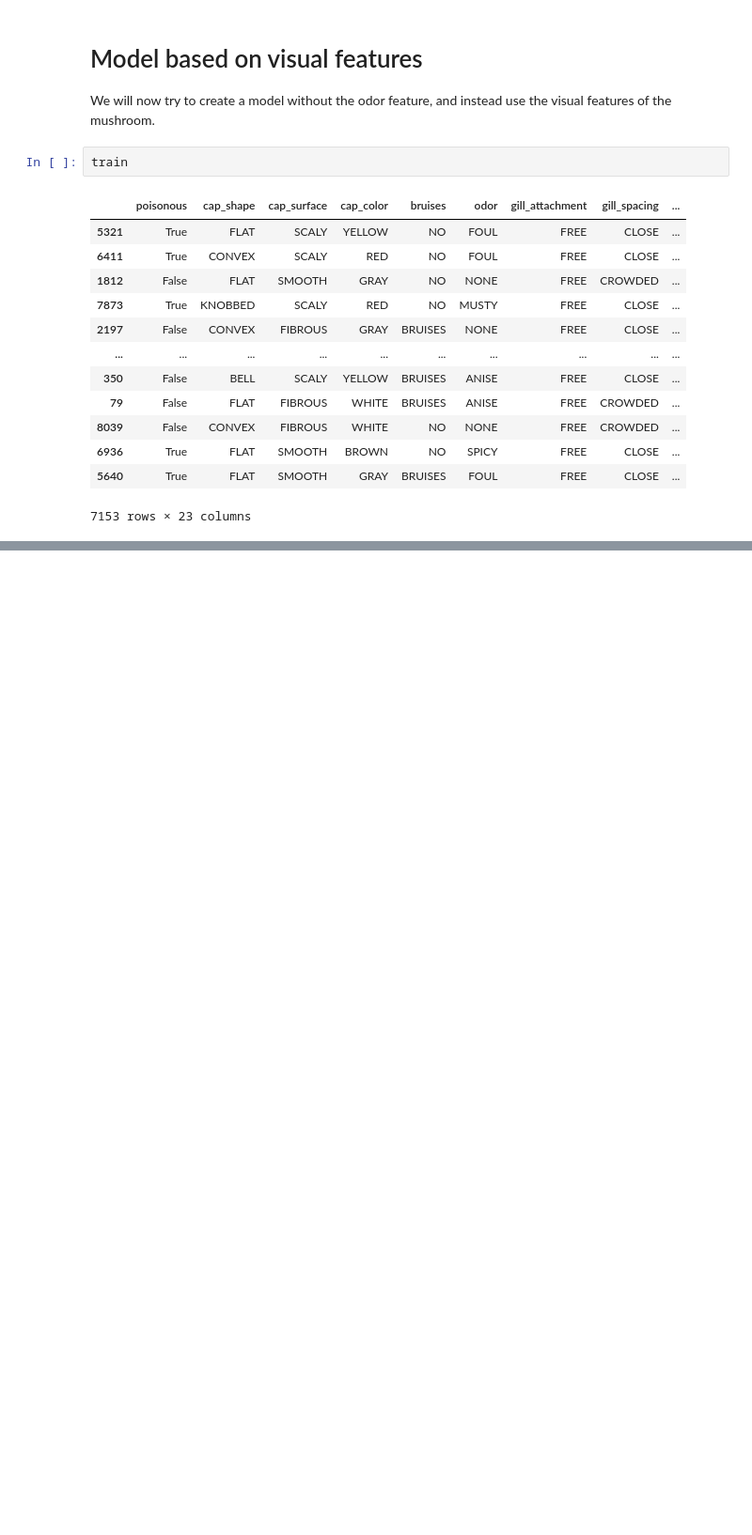
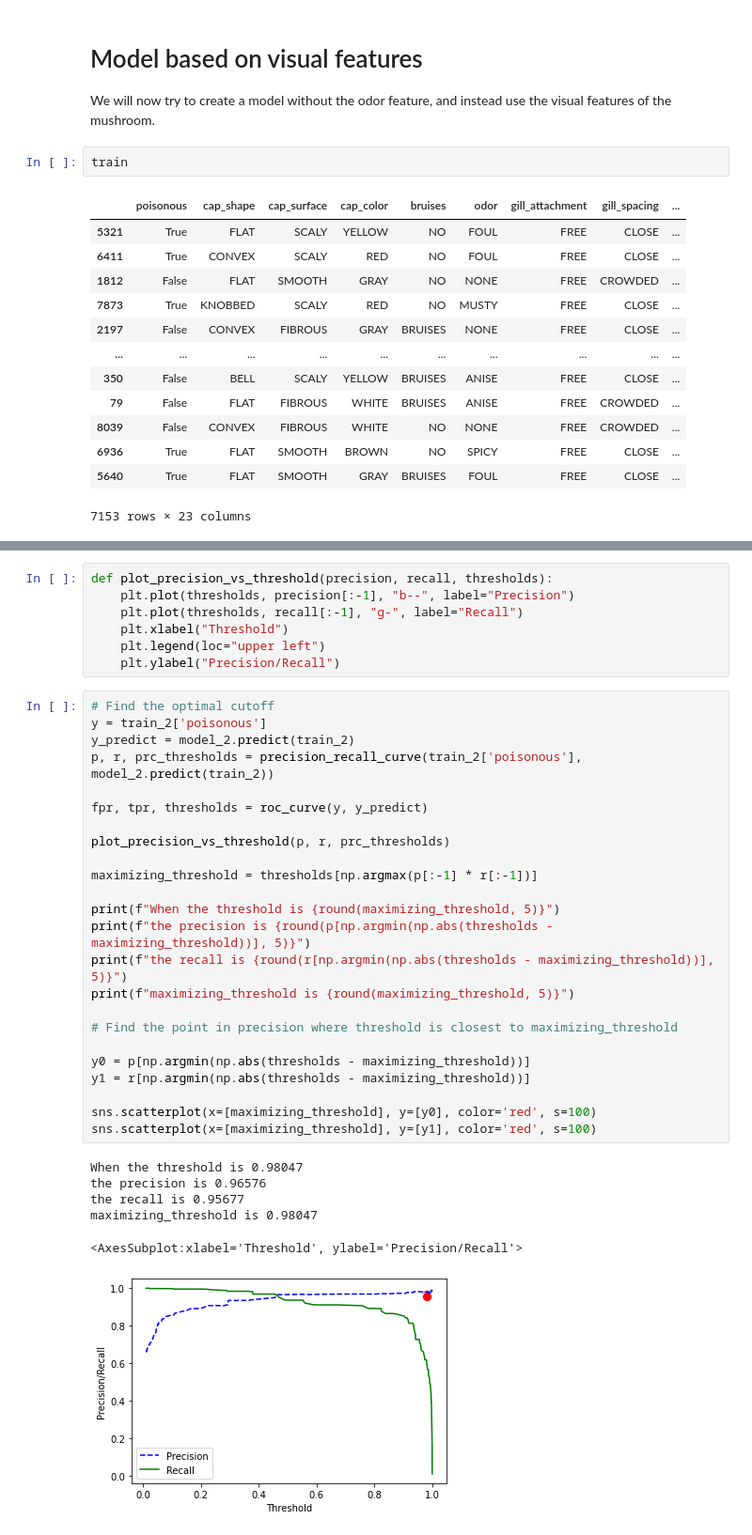
Before and after one commit to jprette/STAT303-2-Final_Project, a Jupyter notebook: Project Code/DataExploration/initial_model_creation.ipynb, the cells around one changed output, grey strips where cells are left out. Shown at 94% size. Drawn from its saved outputs; the diff is of its cells as text; blank space fills up the shorter version.

```diff
--- a/Project Code/DataExploration/initial_model_creation.ipynb
+++ b/Project Code/DataExploration/initial_model_creation.ipynb
@@ -161,0 +232,38 @@ formula
+# %%
+def plot_precision_vs_threshold(precision, recall, thresholds):
+    plt.plot(thresholds, precision[:-1], "b--", label="Precision")
+    plt.plot(thresholds, recall[:-1], "g-", label="Recall")
+    plt.xlabel("Threshold")
+    plt.legend(loc="upper left")
+    plt.ylabel("Precision/Recall")
+# %%
+# Find the optimal cutoff
+y = train_2['poisonous']
+y_predict = model_2.predict(train_2)
+p, r, prc_thresholds = precision_recall_curve(train_2['poisonous'], model_2.predict(train_2))
+
+fpr, tpr, thresholds = roc_curve(y, y_predict)
+
+plot_precision_vs_threshold(p, r, prc_thresholds)
+
+maximizing_threshold = thresholds[np.argmax(p[:-1] * r[:-1])]
+
+print(f"When the threshold is {round(maximizing_threshold, 5)}")
+print(f"the precision is {round(p[np.argmin(np.abs(thresholds - maximizing_threshold))], 5)}")
+print(f"the recall is {round(r[np.argmin(np.abs(thresholds - maximizing_threshold))], 5)}")
+print(f"maximizing_threshold is {round(maximizing_threshold, 5)}")
+
+# Find the point in precision where threshold is closest to maximizing_threshold
+
+y0 = p[np.argmin(np.abs(thresholds - maximizing_threshold))]
+y1 = r[np.argmin(np.abs(thresholds - maximizing_threshold))]
+
+sns.scatterplot(x=[maximizing_threshold], y=[y0], color='red', s=100)
+sns.scatterplot(x=[maximizing_threshold], y=[y1], color='red', s=100)
+# %% [output]
+When the threshold is 0.98047
+the precision is 0.96576
+the recall is 0.95677
+maximizing_threshold is 0.98047
+<AxesSubplot:xlabel='Threshold', ylabel='Precision/Recall'>
+[figure, added]
```
Also changed, not shown: parts of 5 cells of this notebook.
